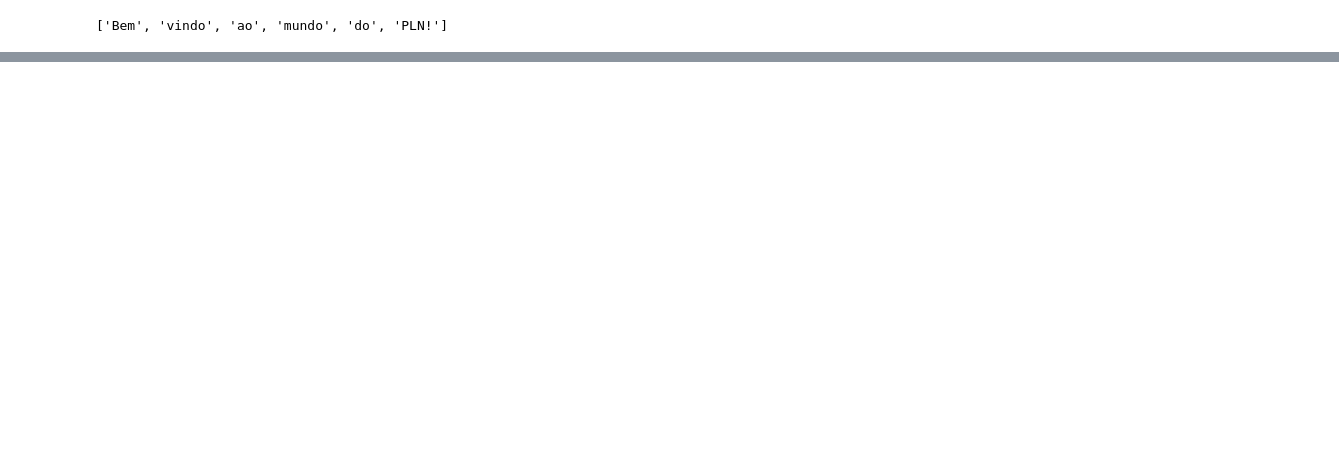
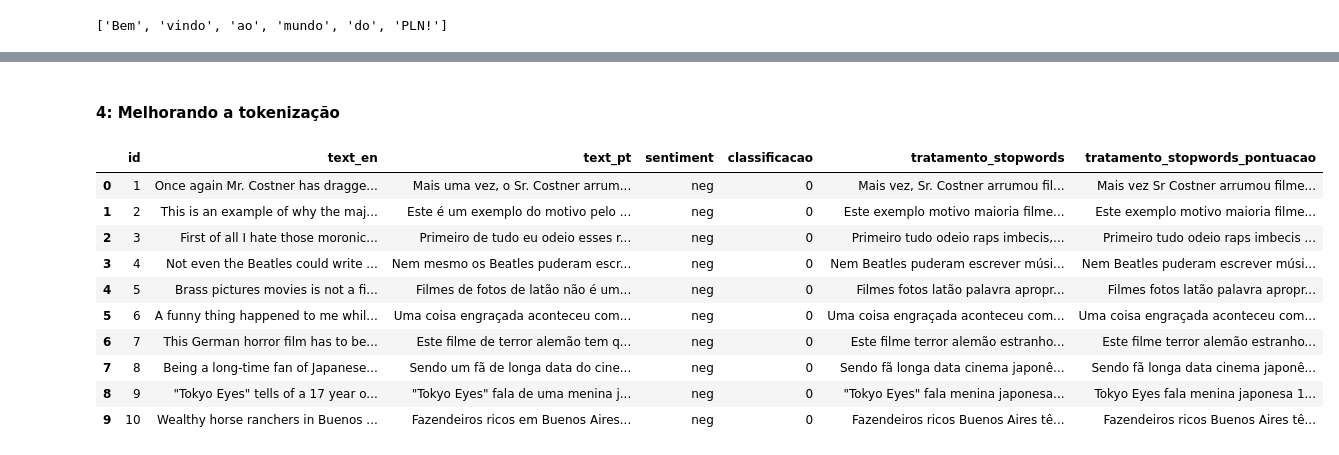
Before and after one commit to manuelamfo/coding-exercises, a Jupyter notebook: treinamento-ml/sentiment_analysis.ipynb, the cells around one changed output, grey strips where cells are left out. Saved outputs shown, nothing was run; the diff lists cells and outputs as text; code cells hidden in the pictures; blank space fills up the shorter version.

Commit message:
tratamento stopwords - fim módulo 1

```diff
--- a/treinamento-ml/sentiment_analysis.ipynb
+++ b/treinamento-ml/sentiment_analysis.ipynb
@@ -321,0 +376,3 @@ FreqDist({'de': 417651, 'que': 325070, 'e': 299743, 'o': 244881, 'um': 216410, '
+# %%
+palavras_irrelevantes = nltk.corpus.stopwords.words("portuguese")
+print(palavras_irrelevantes)
@@ -321,0 +381,14 @@ FreqDist({'de': 417651, 'que': 325070, 'e': 299743, 'o': 244881, 'um': 216410, '
+# %%
+frase_processada = list()
+
+for opiniao in resenhas.text_pt:
+    nova_frase = list()
+    palavras_texto = token_espaco.tokenize(opiniao) # separando a frase palavra por palavra
+
+    for palavra in palavras_texto:
+        if palavra not in palavras_irrelevantes:
+            nova_frase.append(palavra)
+
+    frase_processada.append(' '.join(nova_frase)) # juntando as palavras processadas em uma única lista/string
+
+resenhas["tratamento_stopwords"] = frase_processada
@@ -321,0 +412,37 @@ FreqDist({'de': 417651, 'que': 325070, 'e': 299743, 'o': 244881, 'um': 216410, '
+# %% [markdown]
+#### 4: Melhorando a tokenização
+# %%
+from string import punctuation
+from nltk import tokenize
+
+pontuacao = list(punctuation)
+
+stopwords_e_pontuacao = palavras_irrelevantes + pontuacao
+
+token_pontuacao = tokenize.WordPunctTokenizer() # as palavras serão separadas por pontuação, para que duas palavras iguais não sejam tratadas como diferentes por conta de sinais irrelevantes na análise de sentimento
+# %%
+frase_processada = list()
+for opiniao in resenhas.tratamento_stopwords:
+    nova_frase = list()
+    palavras_texto = token_pontuacao.tokenize(opiniao) # separando a frase em palavras ignorando a pontuação
+    for palavra in palavras_texto:
+        if palavra not in stopwords_e_pontuacao:
+            nova_frase.append(palavra)
+
+    frase_processada.append(' '.join(nova_frase))
+
+resenhas["tratamento_stopwords_pontuacao"] = frase_processada
+# %%
+resenhas.head(10)
+# %% [output]
+|  | id | text_en | text_pt | sentiment | classificacao | tratamento_stopwords | tratamento_stopwords_pontuacao |
+| 0 | 1 | Once again Mr. Costner has dragge... | Mais uma vez, o Sr. Costner arrum... | neg | 0 | Mais vez, Sr. Costner arrumou fil... | Mais vez Sr Costner arrumou filme... |
+| 1 | 2 | This is an example of why the maj... | Este é um exemplo do motivo pelo ... | neg | 0 | Este exemplo motivo maioria filme... | Este exemplo motivo maioria filme... |
+| 2 | 3 | First of all I hate those moronic... | Primeiro de tudo eu odeio esses r... | neg | 0 | Primeiro tudo odeio raps imbecis,... | Primeiro tudo odeio raps imbecis ... |
+| 3 | 4 | Not even the Beatles could write ... | Nem mesmo os Beatles puderam escr... | neg | 0 | Nem Beatles puderam escrever músi... | Nem Beatles puderam escrever músi... |
+| 4 | 5 | Brass pictures movies is not a fi... | Filmes de fotos de latão não é um... | neg | 0 | Filmes fotos latão palavra apropr... | Filmes fotos latão palavra apropr... |
+| 5 | 6 | A funny thing happened to me whil... | Uma coisa engraçada aconteceu com... | neg | 0 | Uma coisa engraçada aconteceu com... | Uma coisa engraçada aconteceu com... |
+| 6 | 7 | This German horror film has to be... | Este filme de terror alemão tem q... | neg | 0 | Este filme terror alemão estranho... | Este filme terror alemão estranho... |
+| 7 | 8 | Being a long-time fan of Japanese... | Sendo um fã de longa data do cine... | neg | 0 | Sendo fã longa data cinema japonê... | Sendo fã longa data cinema japonê... |
+| 8 | 9 | "Tokyo Eyes" tells of a 17 year o... | "Tokyo Eyes" fala de uma menina j... | neg | 0 | "Tokyo Eyes" fala menina japonesa... | Tokyo Eyes fala menina japonesa 1... |
+| 9 | 10 | Wealthy horse ranchers in Buenos ... | Fazendeiros ricos em Buenos Aires... | neg | 0 | Fazendeiros ricos Buenos Aires tê... | Fazendeiros ricos Buenos Aires tê... |
```
Also changed, not shown: parts of 22 cells of this notebook.
